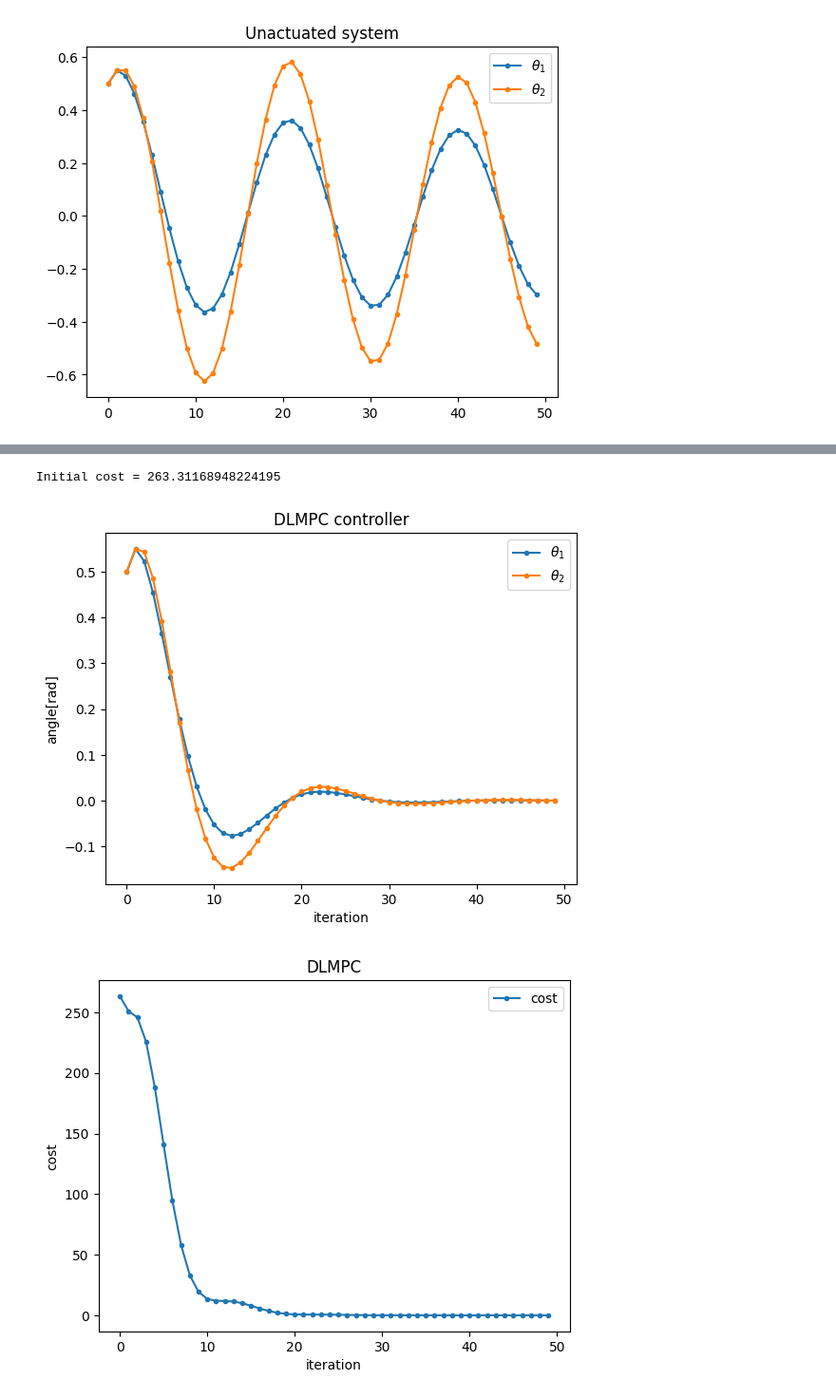
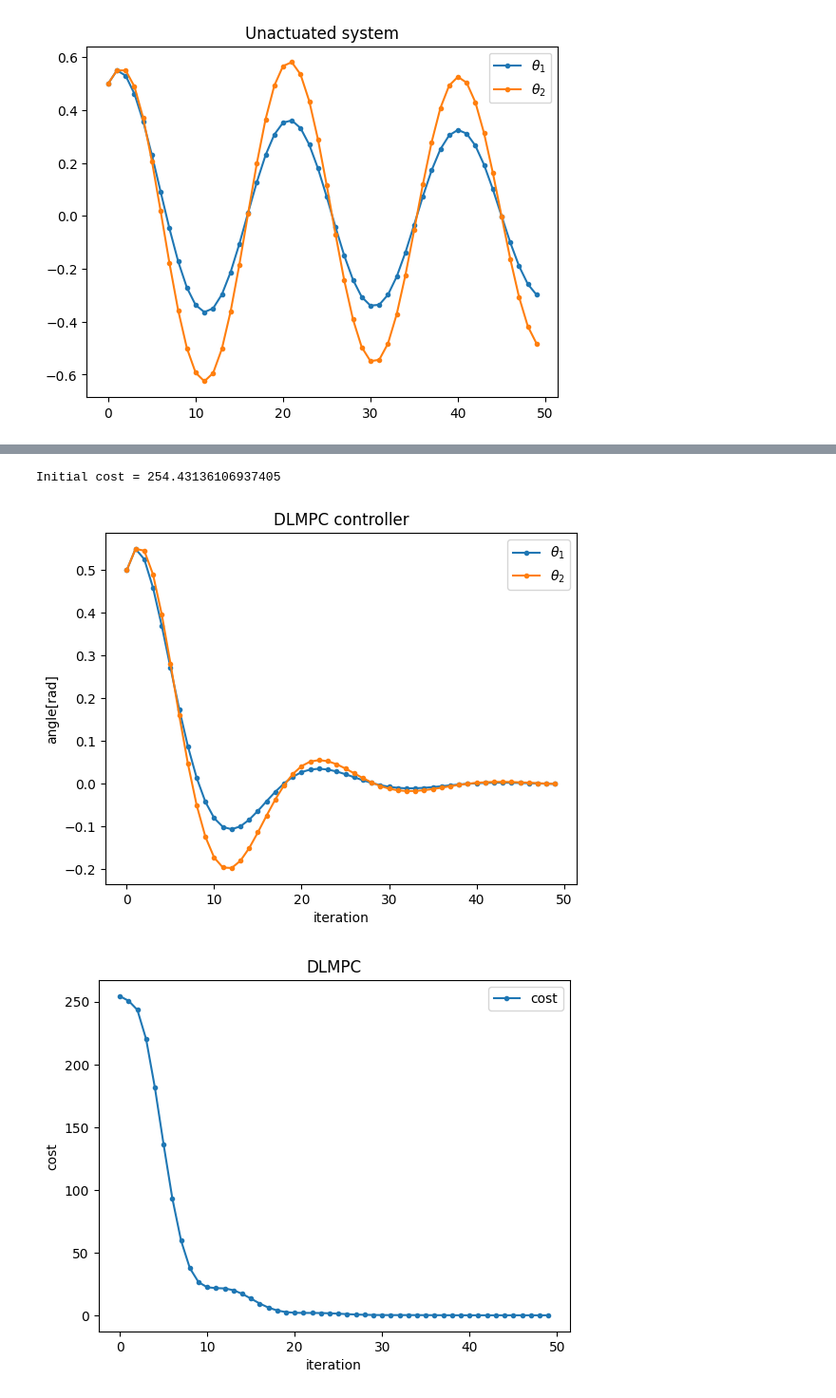
Before and after one commit to vateseif/lmpc-py, a Jupyter notebook: src/dlmpc.ipynb, the cells around one changed output, grey strips where cells are left out. Shown at 95% size. Saved outputs shown, nothing was run; the diff lists cells and outputs as text; code cells hidden in the pictures.

```diff
--- a/src/dlmpc.ipynb
+++ b/src/dlmpc.ipynb
@@ -83,13 +83,13 @@ x_mpc[0] = x0.T
 
 for t in range(Tsim-1):
   # define optim variables
-  x = cp.Variable((NX, T))
-  u = cp.Variable((NU, T-1))
+  x = cp.Variable((NX, T+1))
+  u = cp.Variable((NU, T))
   # define objective
-  objective = cp.Minimize(sum([cp.quad_form(x[:, i], Qq) + cp.quad_form(u[:, i], Ss) for i in range(T-1)]))
+  objective = cp.Minimize(sum([cp.quad_form(x[:, i], Qq) + cp.quad_form(u[:, i], Ss) for i in range(T)]))
   # define constraints
   constraints = [x[:, 0] == x_mpc[t].T.squeeze()]  # initial condition
-  constraints += [x[:, i+1] == A @ x[:, i] + B @ u[:, i] for i in range(T-1)]
+  constraints += [x[:, i+1] == A @ x[:, i] + B @ u[:, i] for i in range(T)]
   constraints += [x[:, -1] == np.zeros((NX))] # terminal constraint
   # solve
   prob = cp.Problem(objective, constraints)
@@ -148,10 +148,10 @@ for t in range(Tsim-1):
   # initial condition
   x_init = x_sls[t].T
   # decision variables
-  x = cp.Variable((NX*T, 1))
-  phi_u = cp.Variable((NU*(T-1), NX))
+  x = cp.Variable((NX*(T+1), 1))
+  phi_u = cp.Variable((NU*T, NX))
   # cost
-  objective = cp.Minimize(sum([cp.quad_form(x[i*NX:(i+1)*NX], Qq) for i in range(T)]) + cp.quad_form(phi_u @ x_init, np.kron(np.eye(T-1),Ss)))
+  objective = cp.Minimize(sum([cp.quad_form(x[i*NX:(i+1)*NX], Qq) for i in range(T+1)]) + cp.quad_form(phi_u @ x_init, np.kron(np.eye(T),Ss)))
   # constraints
   constraints = [x[:NX] == x_init]
   constraints += [IZA @ x == ZB @ phi_u @ x_init + E1 @ x_init]
@@ -214,8 +214,8 @@ def compute_out(d: int) -> List[List[int]]:
   return out
 # %%
 # precompute indices of each subsystem
-ids_x = [sorted(list(chain(*( range(sys+NS*i, NX*T, NX) for sys in range(NS))))) for i in range(N)]     # indices of states of subsytem i over horizon T
-ids_u = [sorted(list(chain(*( range(sys+NA*i, NU*(T-1), NU) for sys in range(NA))))) for i in range(N)] # indices of actuators of subsytem i over horizon T
+ids_x = [sorted(list(chain(*( range(sys+NS*i, NX*(T+1), NX) for sys in range(NS))))) for i in range(N)] # indices of states of subsytem i over horizon T
+ids_u = [sorted(list(chain(*( range(sys+NA*i, NU*T, NU) for sys in range(NA))))) for i in range(N)]     # indices of actuators of subsytem i over horizon T
 # %%
 # DLMPC
 cost_dlmpc = np.zeros((Tsim))
@@ -226,58 +226,57 @@ out_u = compute_out(LOCALITY+1)
 
 def f(i: int, x: cp.Variable, u: cp.Variable):
   """ cost function for each subsystem """
-  return cp.quad_form(x, np.kron(np.eye(T),Q)) + cp.quad_form(u, np.kron(np.eye(T-1),S))
+  return cp.quad_form(x, np.kron(np.eye(T+1),Q)) + cp.quad_form(u, np.kron(np.eye(T),S))
 
 for t in range(Tsim-1):
   # initial condition
   x_init = x_dlmpc[t].T
   # define optim variables
-  phi_x = cp.Variable((NX*T, NX*T))
-  phi_u = cp.Variable((NU*(T-1), NX*T))
+  phi_x = cp.Variable((NX*(T+1), NX*(T+1)))
+  phi_u = cp.Variable((NU*T, NX*(T+1)))
   # compute system solution
   x = phi_x[:, :NX] @ x_init  # (NX*T, 1)
   u = phi_u[:, :NX] @ x_init  # (NU*(T-1), 1)
   # objective
   objective = cp.Minimize(sum([f(i, x[ids_x[i],:], u[ids_u[i]]) for i in range(N)]))
   # feasibility and terminal constraints
-  constraints = [IZA @ phi_x + ZB @ phi_u == np.concatenate((I, np.zeros((NX, NX*T))), axis=0)]
+  constraints = [IZA @ phi_x + ZB @ phi_u == np.concatenate((I, np.zeros((NX, NX*(T+1)))), axis=0)]
   # block lower triangular constraints
-  # TODO: -2 and -3 (instead of -1 and -2) are due to the x being NX*T and u NU*(T-1)-> chnage to standard definition
-  for i in range(T-2):
-    constraints += [phi_x[NX*i:NX*(i+1), NX*(i+1):] == np.zeros((NX, NX*(T-i-1)))]
-    if i < T-3:
-      constraints += [phi_u[NU*i:NU*(i+1), NX*(i+1):] == np.zeros((NU, NX*(T-i-1)))]
+  for i in range(T-1):
+    constraints += [phi_x[NX*i:NX*(i+1), NX*(i+1):] == np.zeros((NX, NX*(T-i)))]
+    if i < T-2: # u has 1 less time step
+      constraints += [phi_u[NU*i:NU*(i+1), NX*(i+1):] == np.zeros((NU, NX*(T-i)))]
   # locality constraints
   for i in range(N):
     for j in range(N):
       if i not in out_x[j]:
-        constraints += [phi_x[ids_x[i]][:, ids_x[j]] == np.zeros((NS*T, NS*T))]
+        constraints += [phi_x[ids_x[i]][:, ids_x[j]] == np.zeros((NS*(T+1), NS*(T+1)))]
       if i not in out_u[j]:
-        constraints += [phi_u[ids_u[i]][:, ids_x[j]] == np.zeros((NA*(T-1), NS*T))]
+        constraints += [phi_u[ids_u[i]][:, ids_x[j]] == np.zeros((NA*T, NS*(T+1)))]
   # solve
   prob = cp.Problem(objective, constraints)
   result = prob.solve()
   # store results
   x_dlmpc[t+1, 0, :] = (phi_x.value[:, :NX] @ x_init)[NX:2*NX].squeeze()
   cost_dlmpc[t] = prob.value
 
 
 plt.plot(np.arange(0, Tsim), x_dlmpc[:, 0, 0], ".-", label="$\\theta_1$")
 plt.plot(np.arange(0, Tsim), x_dlmpc[:, 0, 2], ".-", label="$\\theta_2$")
 plt.xlabel("iteration")
 plt.ylabel("angle[rad]")
 plt.title("DLMPC controller")
 plt.legend(loc="best")
 
 plt.figure()
 plt.plot(np.arange(0, Tsim), cost_dlmpc, ".-", label="cost")
 plt.xlabel("iteration")
 plt.ylabel("cost")
 plt.title("DLMPC")
 plt.legend(loc="best")
 
 print(f"Initial cost = {cost_dlmpc[0]}")
 # %% [output]
-Initial cost = 263.31168948224195
+Initial cost = 254.43136106937405
-[figure, old version]
+[figure, new version]
-[figure, old version]
+[figure, new version]
```
Also changed, not shown: parts of 4 cells of this notebook.
